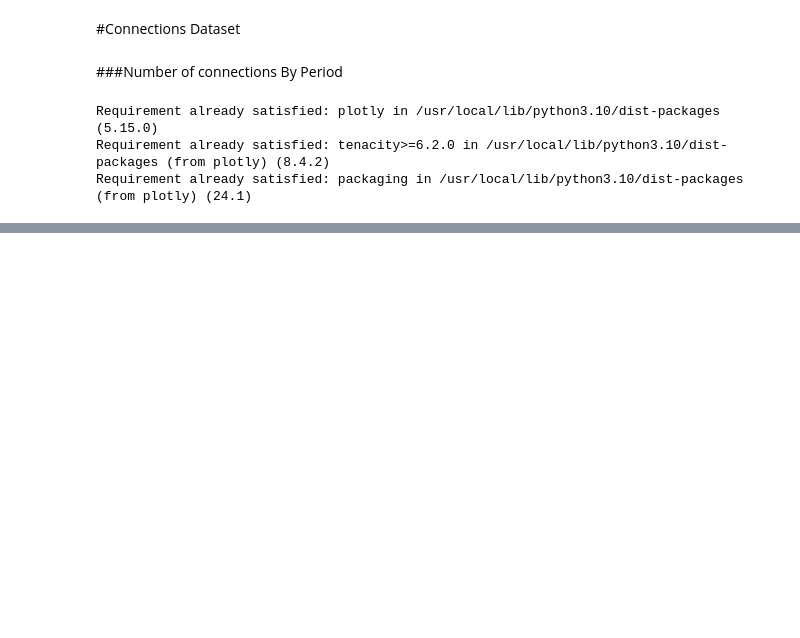
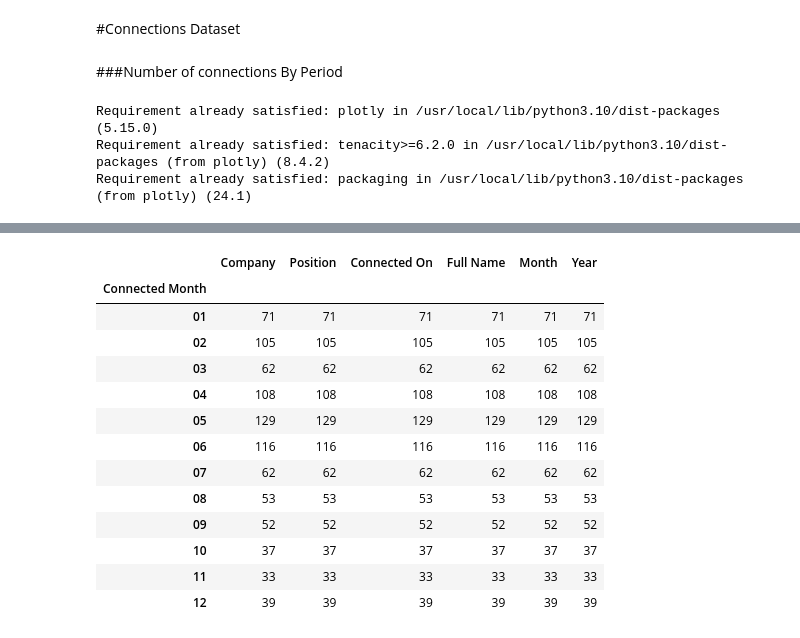
Before and after one commit to sr606/LinkedIn-Data-Mining-Analysis, a Jupyter notebook: LinkedIn_Data_Mining_Analyzing.ipynb, the cells around one changed output, grey strips where cells are left out. Drawn from its saved outputs; the diff is of its cells as text; code cells hidden in the pictures; blank space fills up the shorter version.

```diff
--- a/LinkedIn_Data_Mining_Analyzing.ipynb
+++ b/LinkedIn_Data_Mining_Analyzing.ipynb
@@ -405 +400,10 @@ connections
 867 rows × 4 columns
+# %%
+from datetime import datetime
+
+def change_date(date_str):
+    return datetime.strptime(date_str, '%Y-%m-%d').strftime('%Y-%m-%d') # Change the format string to match the date format in your data
+
+connections['Connected On'] = connections['Connected On'].apply(change_date)
+
+connections
@@ -405,0 +493,17 @@ connections
+# %%
+connections.groupby(by = 'Connected Month').count()
+# %% [output]
+|  | Company | Position | Connected On | Full Name | Month | Year |
+| Connected Month |  |  |  |  |  |  |
+| 01 | 71 | 71 | 71 | 71 | 71 | 71 |
+| 02 | 105 | 105 | 105 | 105 | 105 | 105 |
+| 03 | 62 | 62 | 62 | 62 | 62 | 62 |
+| 04 | 108 | 108 | 108 | 108 | 108 | 108 |
+| 05 | 129 | 129 | 129 | 129 | 129 | 129 |
+| 06 | 116 | 116 | 116 | 116 | 116 | 116 |
+| 07 | 62 | 62 | 62 | 62 | 62 | 62 |
+| 08 | 53 | 53 | 53 | 53 | 53 | 53 |
+| 09 | 52 | 52 | 52 | 52 | 52 | 52 |
+| 10 | 37 | 37 | 37 | 37 | 37 | 37 |
+| 11 | 33 | 33 | 33 | 33 | 33 | 33 |
+| 12 | 39 | 39 | 39 | 39 | 39 | 39 |
```
Also changed, not shown: parts of 28 cells of this notebook.
